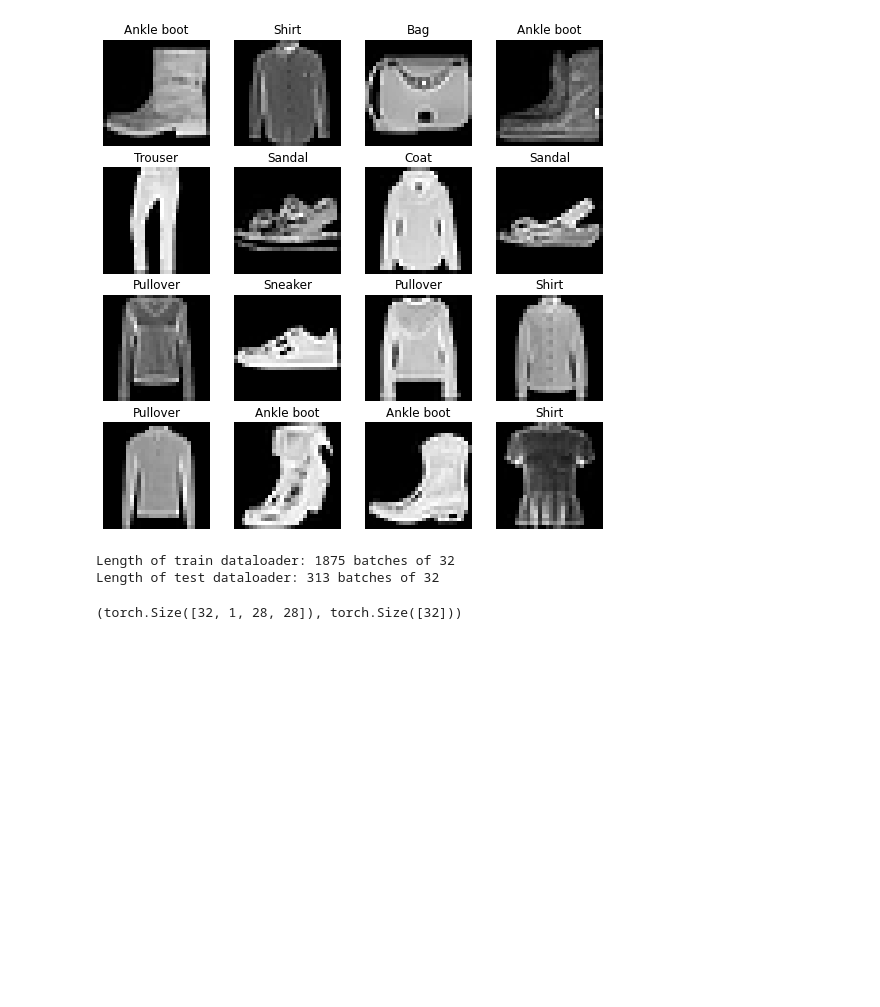
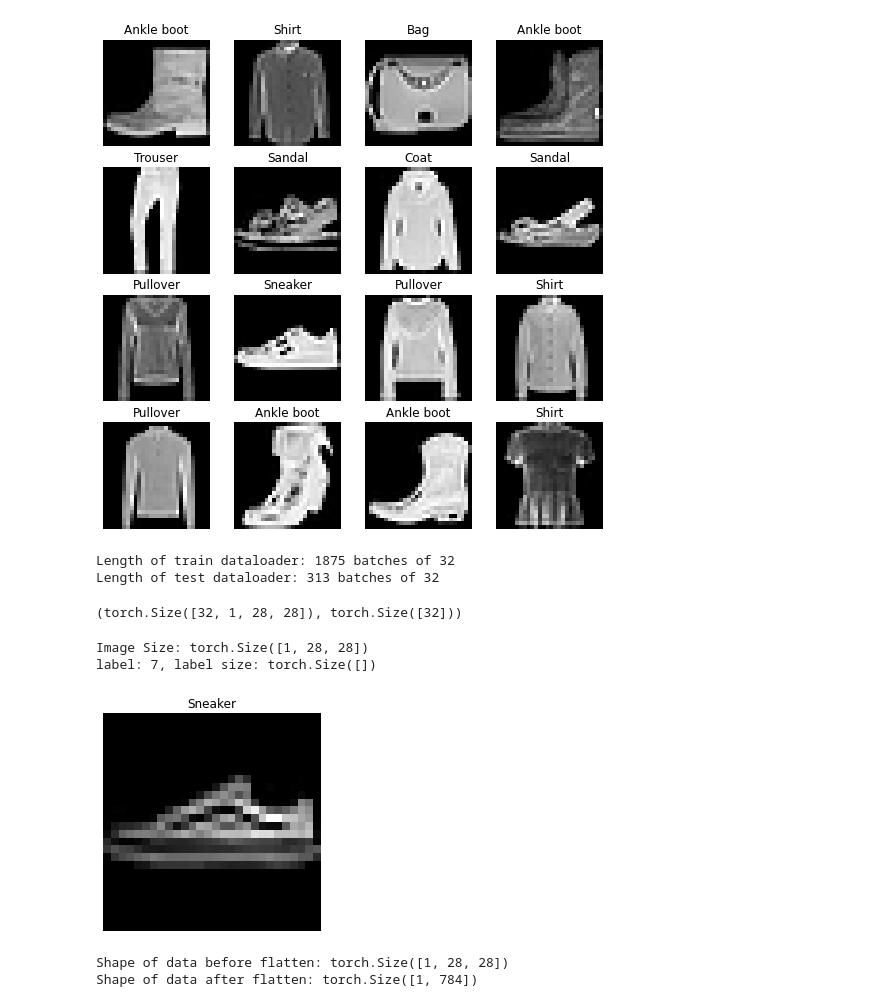
Before and after one commit to mehdihatami1998/iwersGeneral, a Jupyter notebook: pytorch_tutorial/04_pytorch_computer_vision.ipynb, the cells around one changed output. Saved outputs shown, nothing was run; the diff lists cells and outputs as text; code cells hidden in the pictures; blank space fills up the shorter version.

Commit message:
adding a baseline model

```diff
--- a/pytorch_tutorial/04_pytorch_computer_vision.ipynb
+++ b/pytorch_tutorial/04_pytorch_computer_vision.ipynb
@@ -129,0 +125,33 @@ x = train_feature_batch
+# %%
+# lets see a sample
+
+torch.manual_seed(42)
+random_idx =  torch.randint(0, len(train_features_batch), size=[1]).item()
+img, label = train_features_batch[random_idx], train_labels_batch[random_idx]
+
+plt.imshow(img.squeeze(), cmap="gray")
+plt.title(class_names[label])
+plt.axis("off")
+print(f"Image Size: {img.shape}")
+print(f"label: {label}, label size: {label.shape}")
+# %% [output]
+Image Size: torch.Size([1, 28, 28])
+label: 7, label size: torch.Size([])
+[figure, added]
+# %%
+
+# we should start with a flatten model to change the data into simple vectors
+flatten_model = nn.Flatten()
+
+# get a single batch of data
+x = train_features_batch[0]
+
+# flatten the data
+output = flatten_model(x) # 784 = 28 * 28
+
+# lets see the shape of the data
+print(f"Shape of data before flatten: {x.shape}")
+print(f"Shape of data after flatten: {output.shape}")
+# %% [output]
+Shape of data before flatten: torch.Size([1, 28, 28])
+Shape of data after flatten: torch.Size([1, 784])
```
Also changed, not shown: parts of 4 cells of this notebook.
